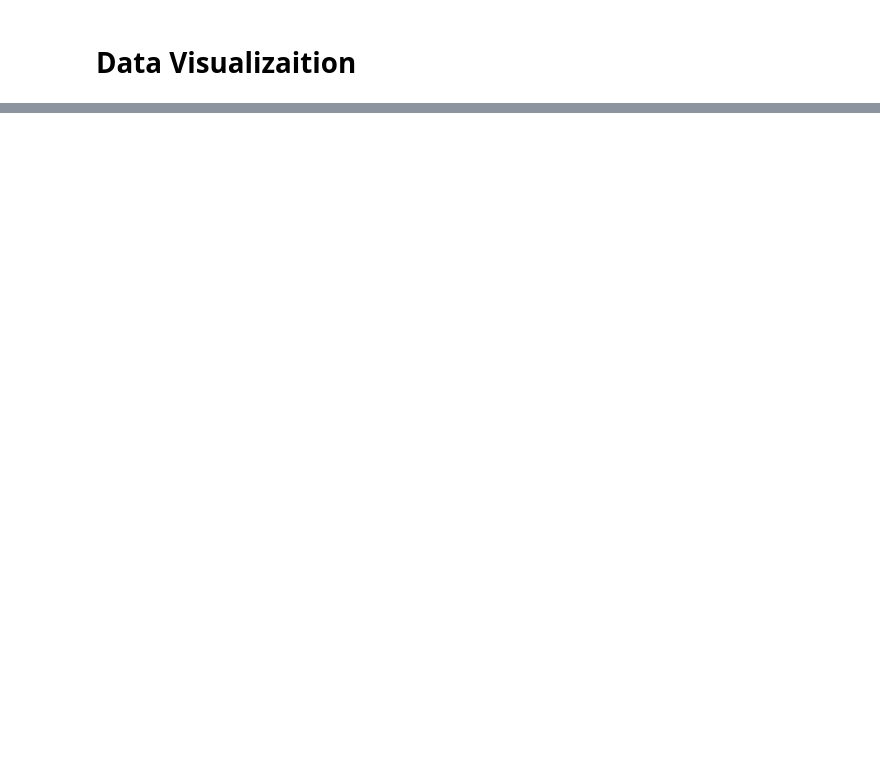
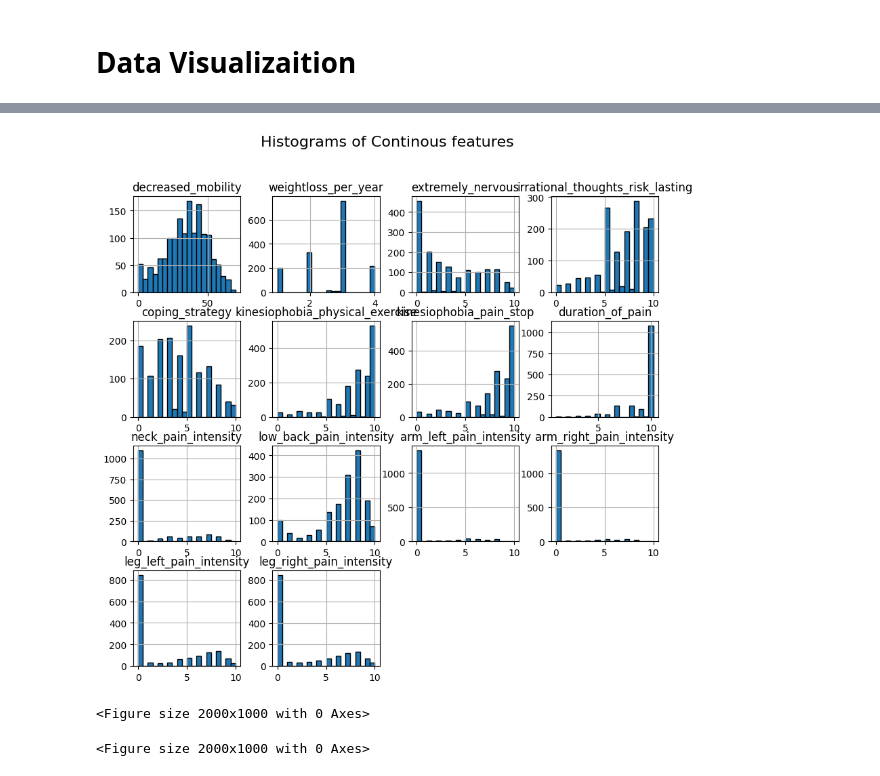
Before and after one commit to mard4/data-science, a Jupyter notebook: project/data_preprocessing.ipynb, the cells around one changed output, grey strips where cells are left out. Saved outputs shown, nothing was run; the diff lists cells and outputs as text; code cells hidden in the pictures; blank space fills up the shorter version.

```diff
--- a/project/data_preprocessing.ipynb
+++ b/project/data_preprocessing.ipynb
@@ -0,0 +65,17 @@
+# %%
+# Join all the tables
+df_merged = radvice.merge(patient, left_on='patient_id', right_on='patient_id', how='left')
+
+# Join: + clinical
+df_merged = df_merged.merge(clinical, left_on='clinical_id', right_on='clinical_id', how='left')
+
+# Join: + psychological
+df_merged = df_merged.merge(psychological, left_on='psychological_id', right_on='psychological_id', how='left')
+
+# Join: + pain
+df_merged = df_merged.merge(pain, left_on='pain_id', right_on='pain_id', how='left')
+
+# Join: + work
+df_merged = df_merged.merge(work, left_on='work_id', right_on='work_id', how='left')
+
+df_merged = df_merged.drop(columns=['clinical_id', 'psychological_id', 'pain_id', 'work_id', 'patient_id','treatment_description'])
@@ -33,2 +144,12 @@
+# %%
+# Ricostruisci il DataFrame con le colonne imputate
+X_imputed_df = pd.DataFrame(X_transformed, columns=numeric_df.columns[ix])
+
+# Se vuoi riattaccare la colonna target (y)
+X_imputed_df.insert(0, numeric_df.columns[0], y)
+
+# Ora X_imputed_df è il DataFrame completo con le imputazioni
+non_numeric_cols = df_merged.select_dtypes(exclude=['number'])
+df_final = pd.concat([X_imputed_df, non_numeric_cols.reset_index(drop=True)], axis=1)
 # %% [markdown]
 # Data Visualizaition
@@ -97,0 +206,15 @@ df[numeric_cols].describe()
+# %%
+numeric_df = df_final.select_dtypes(include=['int64', 'float64', 'Int64'])
+numeric_df = numeric_df.loc[:, (numeric_df > 1).any()]
+numeric_df = numeric_df.iloc[:,1:]
+numeric_df.hist(figsize=(10, 9), bins=20, edgecolor="black")
+import matplotlib.pyplot as plt
+import seaborn as sns
+plt.suptitle("Histograms of Continous features", fontsize=16)
+plt.show()
+
+plt.figure(figsize=(20, 10))
+# %% [output]
+[figure, added]
+<Figure size 2000x1000 with 0 Axes>
+<Figure size 2000x1000 with 0 Axes>
```
Also changed, not shown: parts of 34 cells of this notebook, 1 other file.
